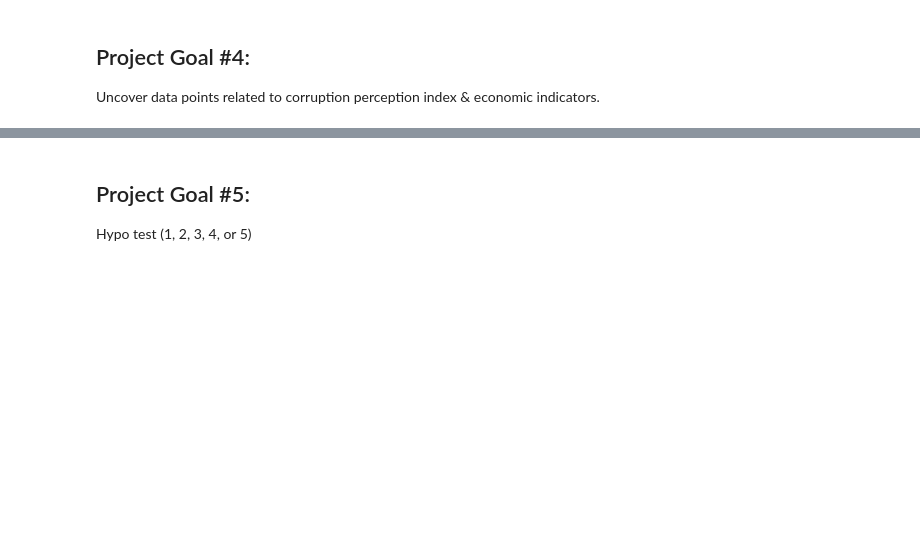
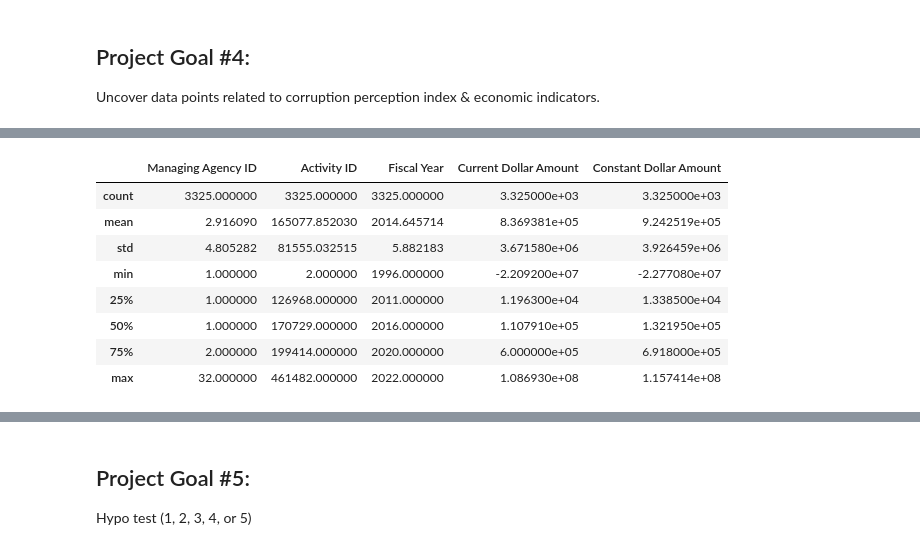
Before and after one commit to joelphimes/Niger-Political-Shift-Examination, a Jupyter notebook: notebooks/work.ipynb, the cells around one changed output, grey strips where cells are left out. Saved outputs shown, nothing was run; the diff lists cells and outputs as text; code cells hidden in the pictures; blank space fills up the shorter version.

```diff
--- a/notebooks/work.ipynb
+++ b/notebooks/work.ipynb
@@ -189,3 +444,6 @@ Highlight Political Regime Metrics (multiple coups and multiple leaders).
 # %% [markdown]
 ## Project Goal #4:
 Uncover data points related to corruption perception index & economic indicators.
+# %%
+niger_fa = cleaner.read_file('/Users/joel/Desktop/daimil10/CAPSTONE_2/Niger-Political-Shift-Examination/data/niger_forgien_aid.csv')
+niger_fa.head()
@@ -191,0 +458,13 @@ Uncover data points related to corruption perception index & economic indicators
+# %%
+# Describing the Dataset FA 1.
+niger_fa.describe()
+# %% [output]
+|  | Managing Agency ID | Activity ID | Fiscal Year | Current Dollar Amount | Constant Dollar Amount |
+| count | 3325.000000 | 3325.000000 | 3325.000000 | 3.325000e+03 | 3.325000e+03 |
+| mean | 2.916090 | 165077.852030 | 2014.645714 | 8.369381e+05 | 9.242519e+05 |
+| std | 4.805282 | 81555.032515 | 5.882183 | 3.671580e+06 | 3.926459e+06 |
+| min | 1.000000 | 2.000000 | 1996.000000 | -2.209200e+07 | -2.277080e+07 |
+| 25% | 1.000000 | 126968.000000 | 2011.000000 | 1.196300e+04 | 1.338500e+04 |
+| 50% | 1.000000 | 170729.000000 | 2016.000000 | 1.107910e+05 | 1.321950e+05 |
+| 75% | 2.000000 | 199414.000000 | 2020.000000 | 6.000000e+05 | 6.918000e+05 |
+| max | 32.000000 | 461482.000000 | 2022.000000 | 1.086930e+08 | 1.157414e+08 |
```
Also changed, not shown: parts of 27 cells of this notebook, 4 other files.
